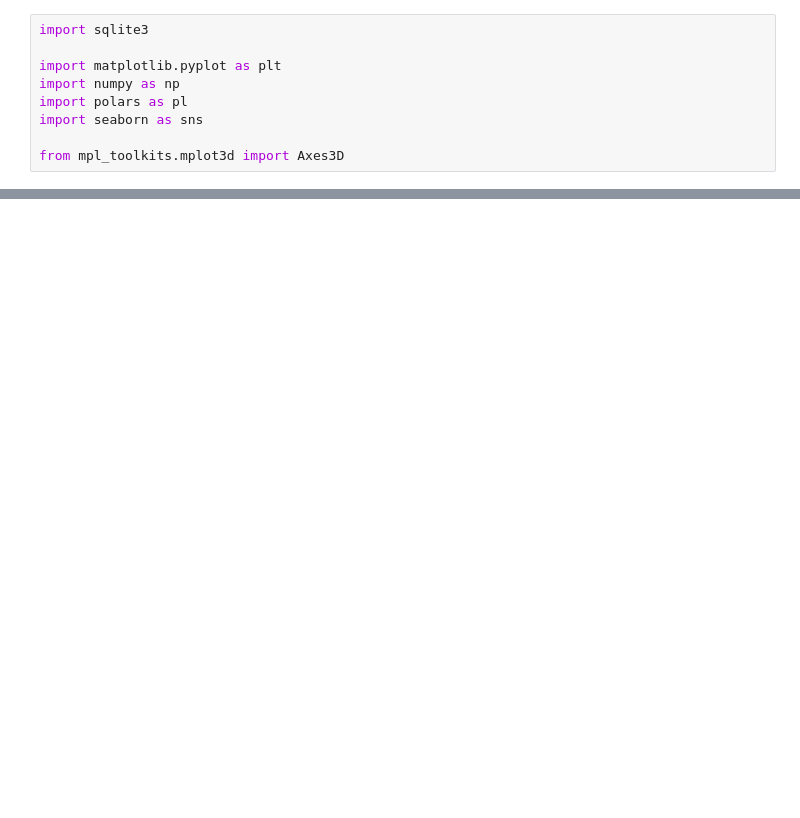
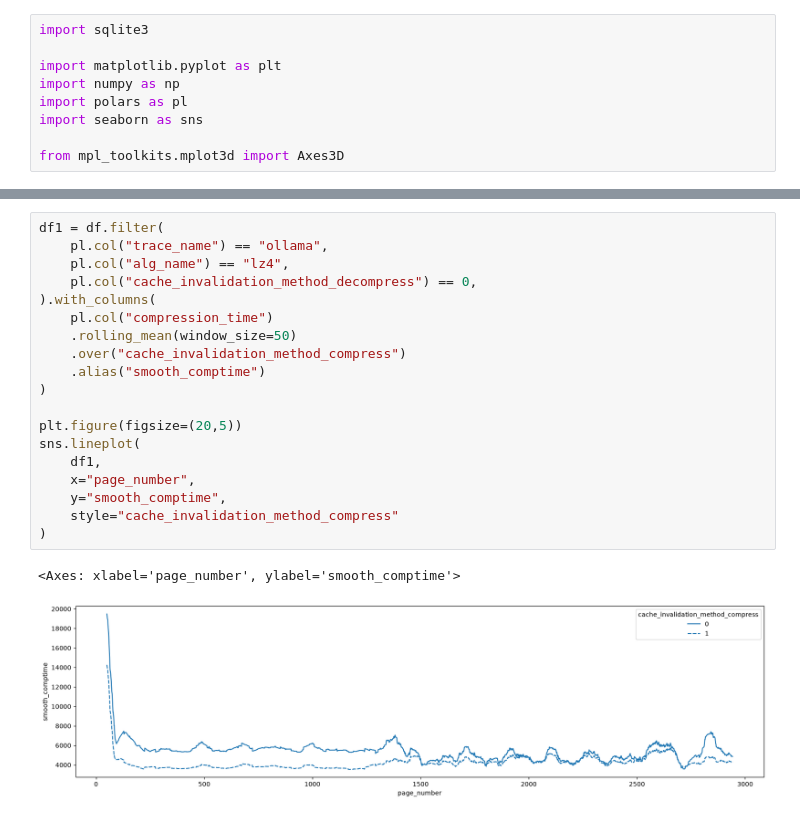
Before and after one commit to frisbii/compression-compare, a Jupyter notebook: visnew.ipynb, the cells around one changed output, grey strips where cells are left out. Cells and saved outputs as stored; diff of their text form; blank space fills up the shorter version.

```diff
--- a/visnew.ipynb
+++ b/visnew.ipynb
@@ -30,0 +50,22 @@ shape: (70_608, 9)
+# %%
+df1 = df.filter(
+    pl.col("trace_name") == "ollama",
+    pl.col("alg_name") == "lz4",
+    pl.col("cache_invalidation_method_decompress") == 0,
+).with_columns(
+    pl.col("compression_time")
+    .rolling_mean(window_size=50)
+    .over("cache_invalidation_method_compress")
+    .alias("smooth_comptime")
+)
+
+plt.figure(figsize=(20,5))
+sns.lineplot(
+    df1,
+    x="page_number",
+    y="smooth_comptime",
+    style="cache_invalidation_method_compress"
+)
+# %% [output]
+<Axes: xlabel='page_number', ylabel='smooth_comptime'>
+[figure, added]
```
Also changed, not shown: parts of 4 cells of this notebook, 3 other files.
